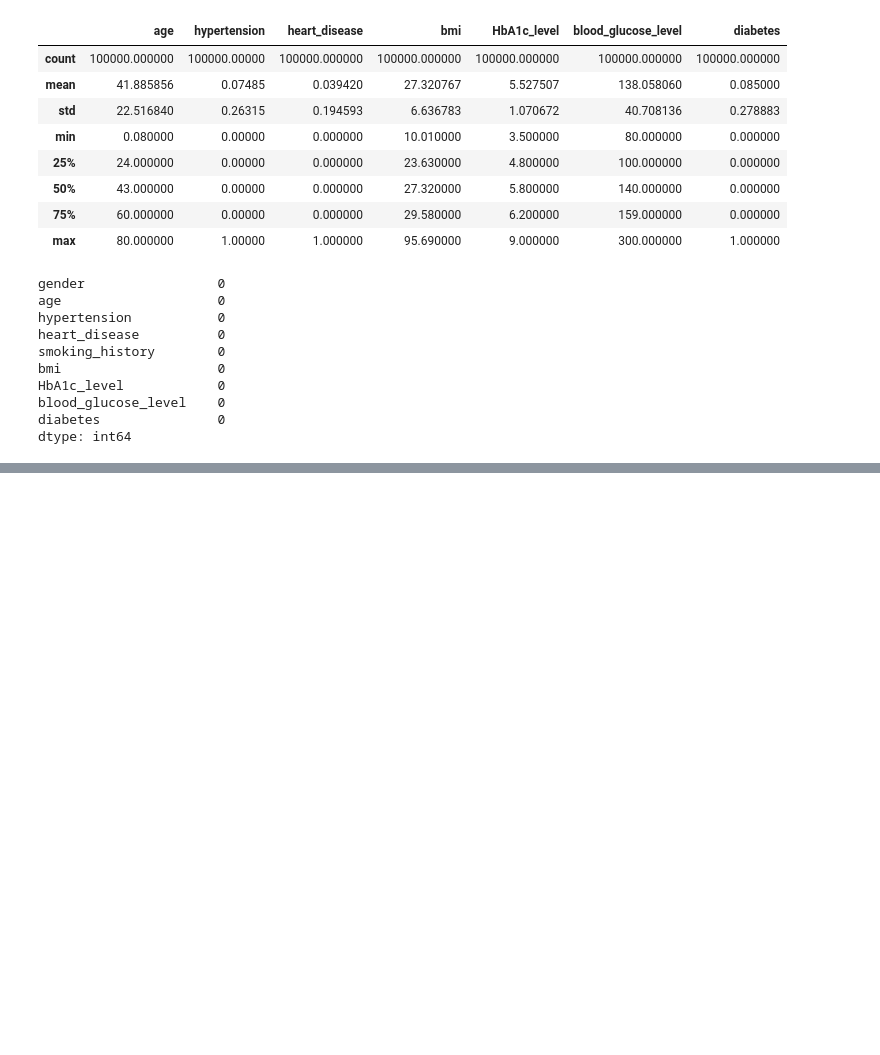
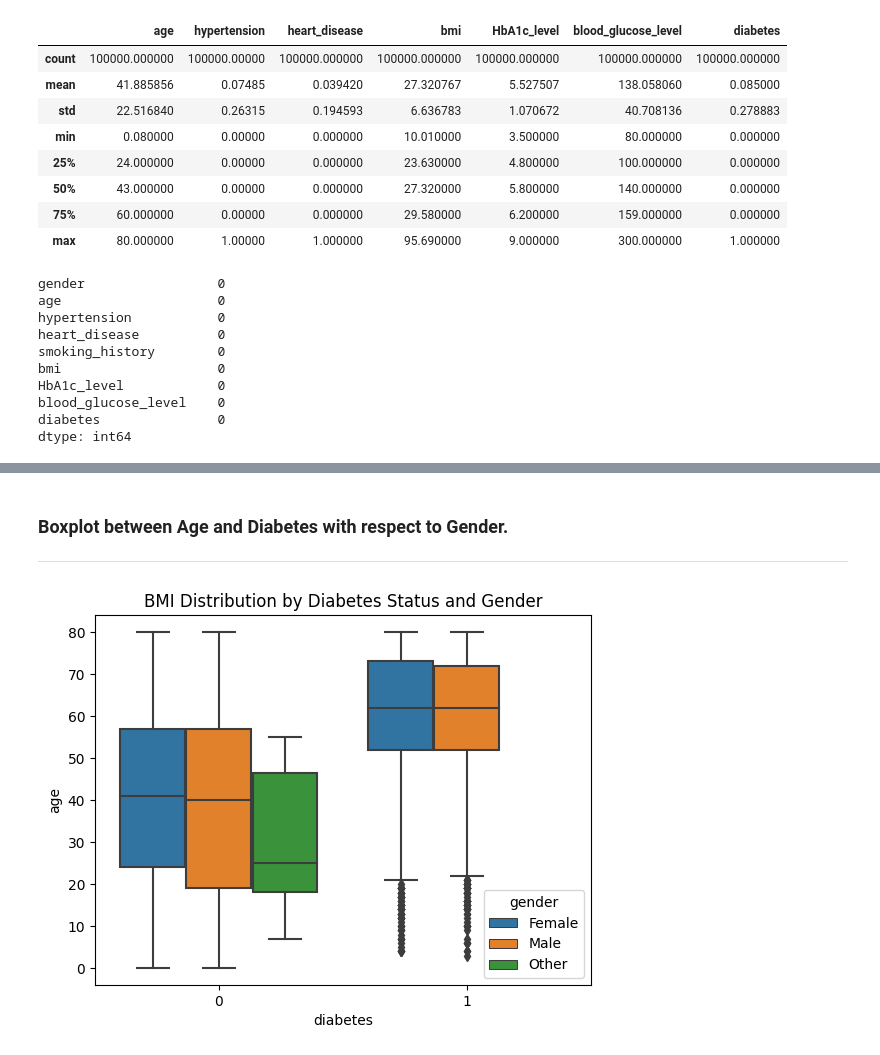
Before and after one commit to Suman-Adhikary/Diabetes-Prediction, a Jupyter notebook: Diabetes_Prediction.ipynb, the cells around one changed output, grey strips where cells are left out. Cells and saved outputs as stored; diff of their text form; code cells hidden in the pictures; blank space fills up the shorter version.

```diff
--- a/Diabetes_Prediction.ipynb
+++ b/Diabetes_Prediction.ipynb
@@ -184,0 +382,10 @@ plt.show()
+# %% [markdown]
+### Boxplot between Age and Diabetes with respect to Gender.
+
+---
+# %%
+sns.boxplot(x='diabetes', y='age', hue='gender', data=dataset)
+plt.title('BMI Distribution by Diabetes Status and Gender')
+plt.show()
+# %% [output]
+[figure, added]
```
Also changed, not shown: parts of 94 cells of this notebook.
